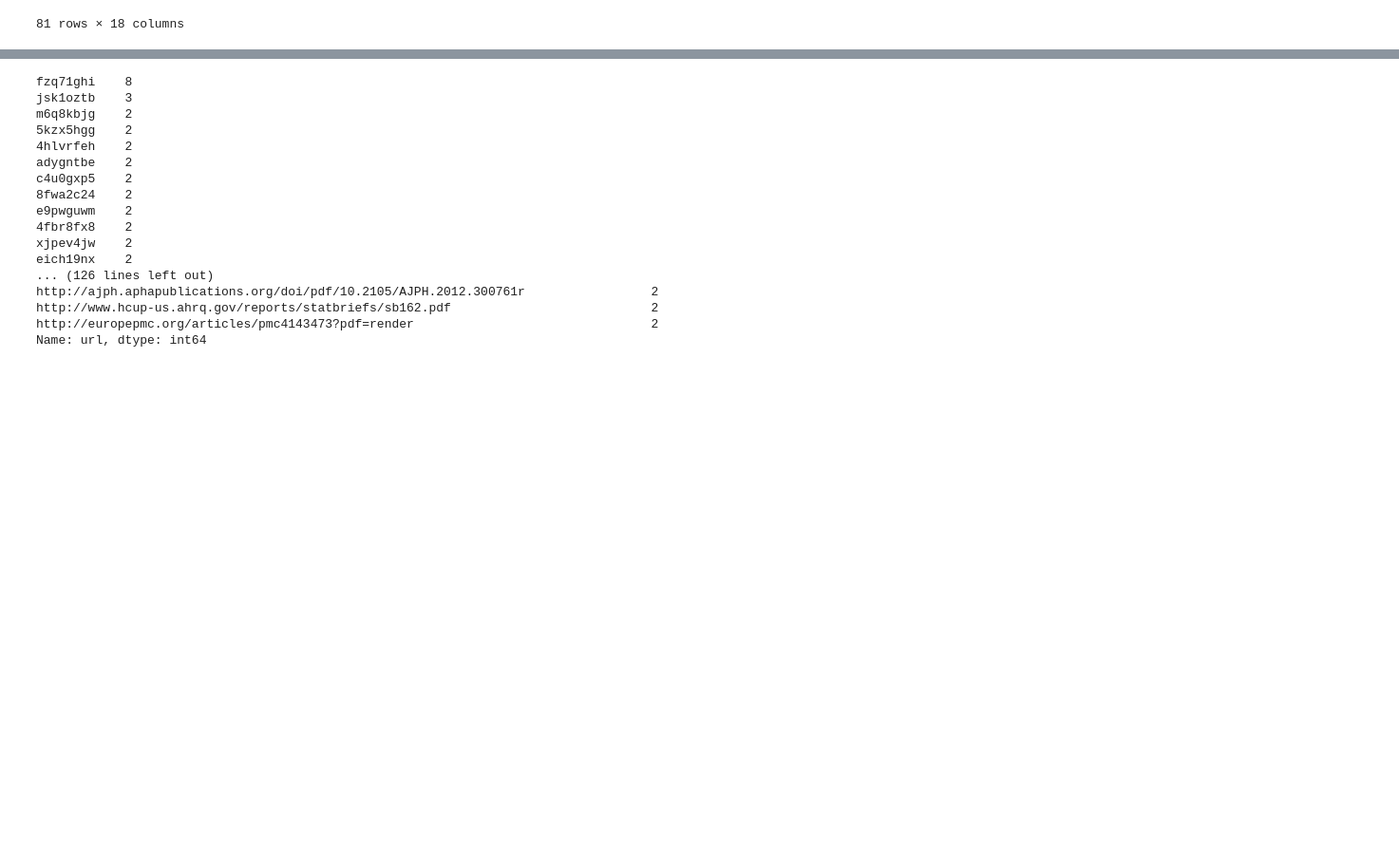
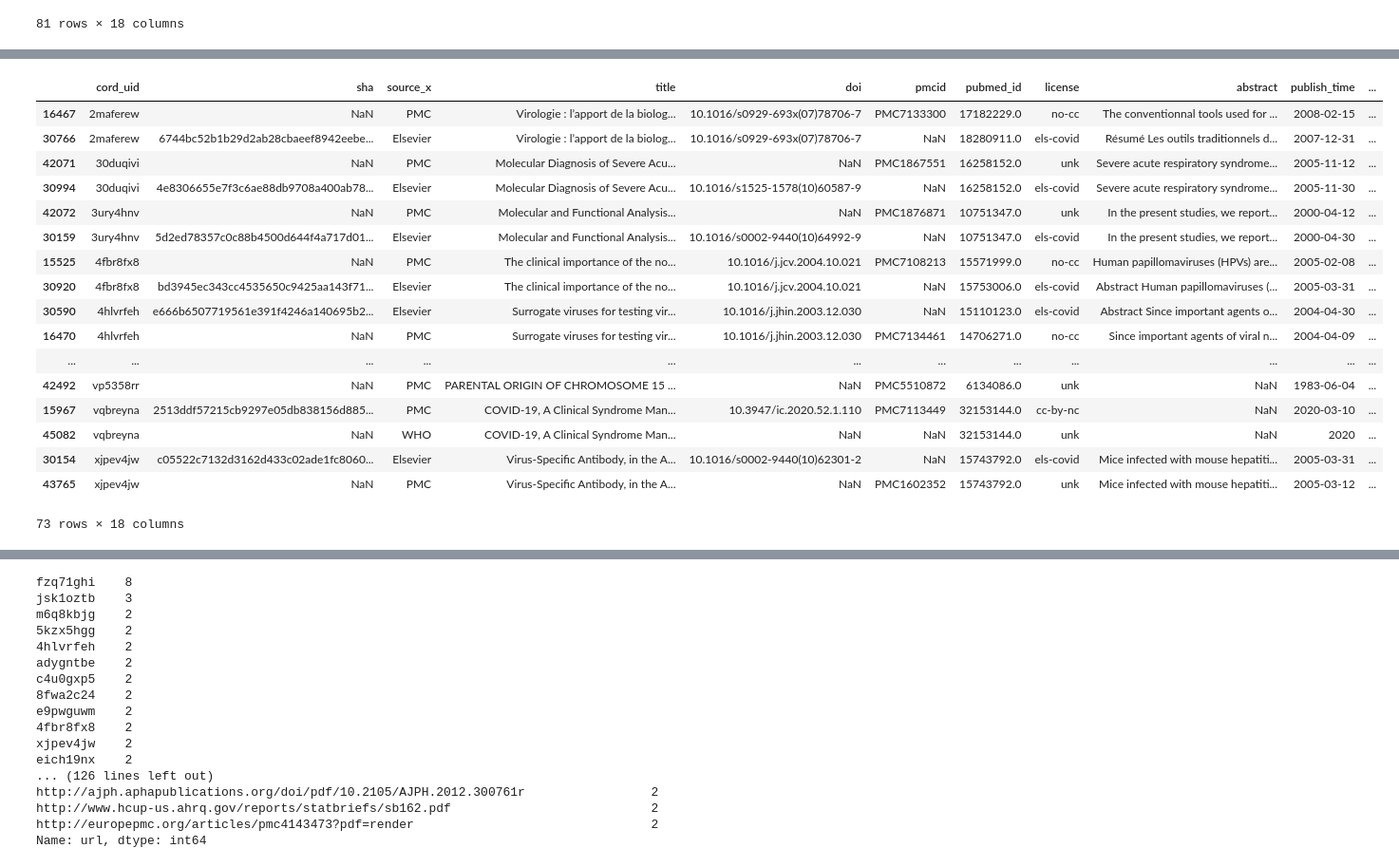
Before and after one commit to openner/COVIDPatents, a Jupyter notebook: ExploringDataStructures.ipynb, the cells around one changed output, grey strips where cells are left out. Shown at 95% size. Saved outputs shown, nothing was run; the diff lists cells and outputs as text; code cells hidden in the pictures; blank space fills up the shorter version.

```diff
--- a/ExploringDataStructures.ipynb
+++ b/ExploringDataStructures.ipynb
@@ -169,0 +250,30 @@ __Restart here, merge manually__
+# %%
+KeepRecord = 42065
+DeleteRecord = 30156
+metadataFrame.loc[KeepRecord, 'sha'] = metadataFrame.loc[DeleteRecord, 'sha']
+metadataFrame.loc[KeepRecord, 'doi'] = metadataFrame.loc[DeleteRecord, 'doi']
+metadataFrame.loc[KeepRecord, 'journal'] = metadataFrame.loc[DeleteRecord, 'journal']
+metadataFrame.loc[KeepRecord, 'pdf_json_files'] = metadataFrame.loc[DeleteRecord, 'pdf_json_files']
+metadataFrame.loc[KeepRecord, 'url'] = metadataFrame.loc[KeepRecord, 'url']+ '; '+metadataFrame.loc[DeleteRecord, 'url']
+
+metadataFrame = metadataFrame.drop([DeleteRecord])
+metadataFrame[metadataFrame['cord_uid'].duplicated(keep=False)].sort_values(by=['cord_uid'])
+# %% [output]
+|  | cord_uid | sha | source_x | title | doi | pmcid | pubmed_id | license | abstract | publish_time | ... |
+| 16467 | 2maferew | NaN | PMC | Virologie : l’apport de la biolog... | 10.1016/s0929-693x(07)78706-7 | PMC7133300 | 17182229.0 | no-cc | The conventionnal tools used for ... | 2008-02-15 | ... |
+| 30766 | 2maferew | 6744bc52b1b29d2ab28cbaeef8942eebe... | Elsevier | Virologie : l’apport de la biolog... | 10.1016/s0929-693x(07)78706-7 | NaN | 18280911.0 | els-covid | Résumé Les outils traditionnels d... | 2007-12-31 | ... |
+| 42071 | 30duqivi | NaN | PMC | Molecular Diagnosis of Severe Acu... | NaN | PMC1867551 | 16258152.0 | unk | Severe acute respiratory syndrome... | 2005-11-12 | ... |
+| 30994 | 30duqivi | 4e8306655e7f3c6ae88db9708a400ab78... | Elsevier | Molecular Diagnosis of Severe Acu... | 10.1016/s1525-1578(10)60587-9 | NaN | 16258152.0 | els-covid | Severe acute respiratory syndrome... | 2005-11-30 | ... |
+| 42072 | 3ury4hnv | NaN | PMC | Molecular and Functional Analysis... | NaN | PMC1876871 | 10751347.0 | unk | In the present studies, we report... | 2000-04-12 | ... |
+| 30159 | 3ury4hnv | 5d2ed78357c0c88b4500d644f4a717d01... | Elsevier | Molecular and Functional Analysis... | 10.1016/s0002-9440(10)64992-9 | NaN | 10751347.0 | els-covid | In the present studies, we report... | 2000-04-30 | ... |
+| 15525 | 4fbr8fx8 | NaN | PMC | The clinical importance of the no... | 10.1016/j.jcv.2004.10.021 | PMC7108213 | 15571999.0 | no-cc | Human papillomaviruses (HPVs) are... | 2005-02-08 | ... |
+| 30920 | 4fbr8fx8 | bd3945ec343cc4535650c9425aa143f71... | Elsevier | The clinical importance of the no... | 10.1016/j.jcv.2004.10.021 | NaN | 15753006.0 | els-covid | Abstract Human papillomaviruses (... | 2005-03-31 | ... |
+| 30590 | 4hlvrfeh | e666b6507719561e391f4246a140695b2... | Elsevier | Surrogate viruses for testing vir... | 10.1016/j.jhin.2003.12.030 | NaN | 15110123.0 | els-covid | Abstract Since important agents o... | 2004-04-30 | ... |
+| 16470 | 4hlvrfeh | NaN | PMC | Surrogate viruses for testing vir... | 10.1016/j.jhin.2003.12.030 | PMC7134461 | 14706271.0 | no-cc | Since important agents of viral n... | 2004-04-09 | ... |
+| ... | ... | ... | ... | ... | ... | ... | ... | ... | ... | ... | ... |
+| 42492 | vp5358rr | NaN | PMC | PARENTAL ORIGIN OF CHROMOSOME 15 ... | NaN | PMC5510872 | 6134086.0 | unk | NaN | 1983-06-04 | ... |
+| 15967 | vqbreyna | 2513ddf57215cb9297e05db838156d885... | PMC | COVID-19, A Clinical Syndrome Man... | 10.3947/ic.2020.52.1.110 | PMC7113449 | 32153144.0 | cc-by-nc | NaN | 2020-03-10 | ... |
+| 45082 | vqbreyna | NaN | WHO | COVID-19, A Clinical Syndrome Man... | NaN | NaN | 32153144.0 | unk | NaN | 2020 | ... |
+| 30154 | xjpev4jw | c05522c7132d3162d433c02ade1fc8060... | Elsevier | Virus-Specific Antibody, in the A... | 10.1016/s0002-9440(10)62301-2 | NaN | 15743792.0 | els-covid | Mice infected with mouse hepatiti... | 2005-03-31 | ... |
+| 43765 | xjpev4jw | NaN | PMC | Virus-Specific Antibody, in the A... | NaN | PMC1602352 | 15743792.0 | unk | Mice infected with mouse hepatiti... | 2005-03-12 | ... |
+73 rows × 18 columns
```
Also changed, not shown: parts of 20 cells of this notebook.
